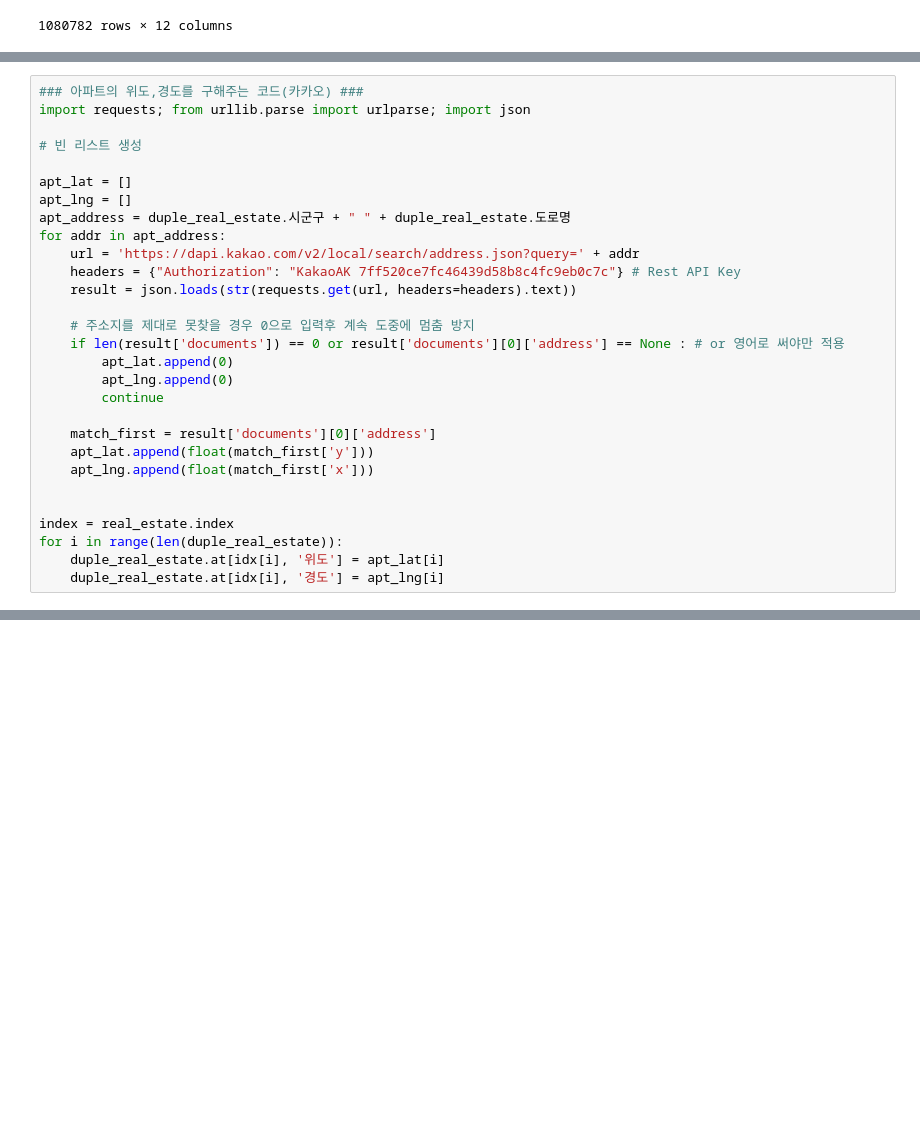
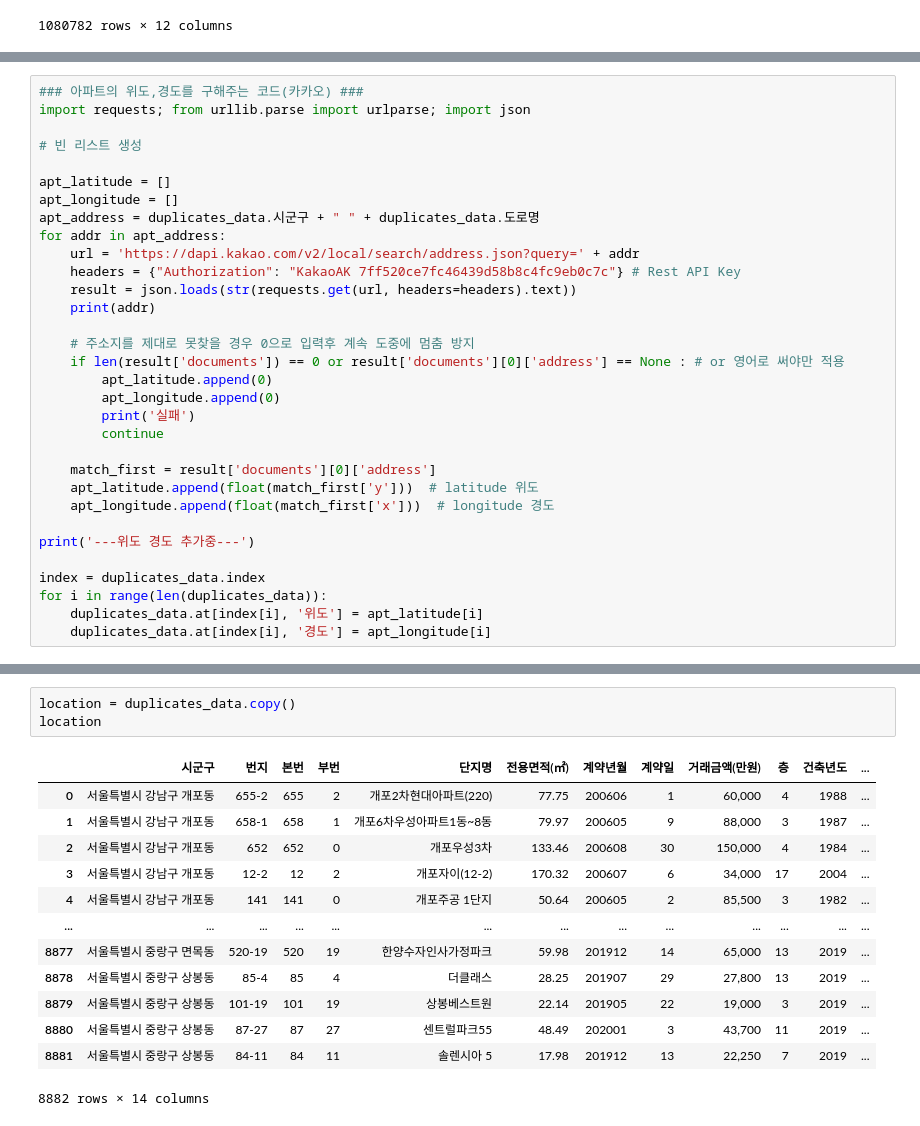
Before and after one commit to lhk063/Winter, a Jupyter notebook: 공부/Python/Kakao API.ipynb, the cells around one changed output, grey strips where cells are left out. Saved outputs shown, nothing was run; the diff lists cells and outputs as text; blank space fills up the shorter version.

```diff
--- a/공부/Python/Kakao API.ipynb
+++ b/공부/Python/Kakao API.ipynb
@@ -41,26 +74,29 @@ import requests; from urllib.parse import urlparse; import json
 
 # 빈 리스트 생성
 
-apt_lat = []
-apt_lng = []
-apt_address = duple_real_estate.시군구 + " " + duple_real_estate.도로명
+apt_latitude = []
+apt_longitude = []
+apt_address = duplicates_data.시군구 + " " + duplicates_data.도로명
 for addr in apt_address:
     url = 'https://dapi.kakao.com/v2/local/search/address.json?query=' + addr
     headers = {"Authorization": "KakaoAK 7ff520ce7fc46439d58b8c4fc9eb0c7c"} # Rest API Key
     result = json.loads(str(requests.get(url, headers=headers).text))
+    print(addr)
 
     # 주소지를 제대로 못찾을 경우 0으로 입력후 계속 도중에 멈춤 방지
     if len(result['documents']) == 0 or result['documents'][0]['address'] == None : # or 영어로 써야만 적용
-        apt_lat.append(0)
-        apt_lng.append(0)
+        apt_latitude.append(0)
+        apt_longitude.append(0)
+        print('실패')
         continue
 
     match_first = result['documents'][0]['address']
-    apt_lat.append(float(match_first['y']))
-    apt_lng.append(float(match_first['x']))
+    apt_latitude.append(float(match_first['y']))  # latitude 위도
+    apt_longitude.append(float(match_first['x']))  # longitude 경도
 
+print('---위도 경도 추가중---')
 
-index = real_estate.index
-for i in range(len(duple_real_estate)):
-    duple_real_estate.at[idx[i], '위도'] = apt_lat[i]
-    duple_real_estate.at[idx[i], '경도'] = apt_lng[i]
+index = duplicates_data.index
+for i in range(len(duplicates_data)):
+    duplicates_data.at[index[i], '위도'] = apt_latitude[i]
+    duplicates_data.at[index[i], '경도'] = apt_longitude[i]
@@ -66,0 +141,17 @@ for i in range(len(duple_real_estate)):
+# %%
+location = duplicates_data.copy()
+location
+# %% [output]
+|  | 시군구 | 번지 | 본번 | 부번 | 단지명 | 전용면적(㎡) | 계약년월 | 계약일 | 거래금액(만원) | 층 | 건축년도 | ... |
+| 0 | 서울특별시 강남구 개포동 | 655-2 | 655 | 2 | 개포2차현대아파트(220) | 77.75 | 200606 | 1 | 60,000 | 4 | 1988 | ... |
+| 1 | 서울특별시 강남구 개포동 | 658-1 | 658 | 1 | 개포6차우성아파트1동~8동 | 79.97 | 200605 | 9 | 88,000 | 3 | 1987 | ... |
+| 2 | 서울특별시 강남구 개포동 | 652 | 652 | 0 | 개포우성3차 | 133.46 | 200608 | 30 | 150,000 | 4 | 1984 | ... |
+| 3 | 서울특별시 강남구 개포동 | 12-2 | 12 | 2 | 개포자이(12-2) | 170.32 | 200607 | 6 | 34,000 | 17 | 2004 | ... |
+| 4 | 서울특별시 강남구 개포동 | 141 | 141 | 0 | 개포주공 1단지 | 50.64 | 200605 | 2 | 85,500 | 3 | 1982 | ... |
+| ... | ... | ... | ... | ... | ... | ... | ... | ... | ... | ... | ... | ... |
+| 8877 | 서울특별시 중랑구 면목동 | 520-19 | 520 | 19 | 한양수자인사가정파크 | 59.98 | 201912 | 14 | 65,000 | 13 | 2019 | ... |
+| 8878 | 서울특별시 중랑구 상봉동 | 85-4 | 85 | 4 | 더클래스 | 28.25 | 201907 | 29 | 27,800 | 13 | 2019 | ... |
+| 8879 | 서울특별시 중랑구 상봉동 | 101-19 | 101 | 19 | 상봉베스트원 | 22.14 | 201905 | 22 | 19,000 | 3 | 2019 | ... |
+| 8880 | 서울특별시 중랑구 상봉동 | 87-27 | 87 | 27 | 센트럴파크55 | 48.49 | 202001 | 3 | 43,700 | 11 | 2019 | ... |
+| 8881 | 서울특별시 중랑구 상봉동 | 84-11 | 84 | 11 | 솔렌시아 5 | 17.98 | 201912 | 13 | 22,250 | 7 | 2019 | ... |
+8882 rows × 14 columns
```
Also changed, not shown: parts of 5 cells of this notebook.
